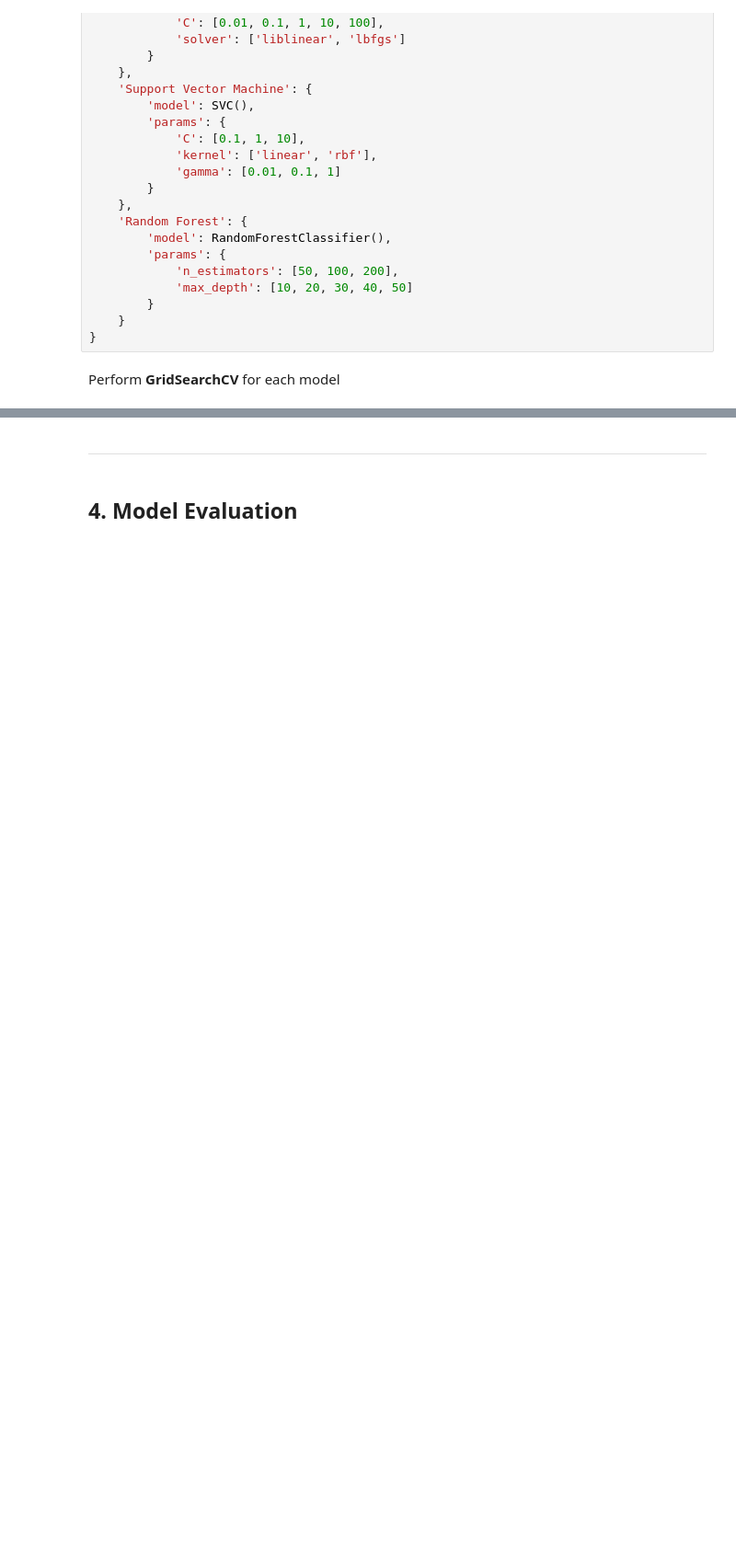
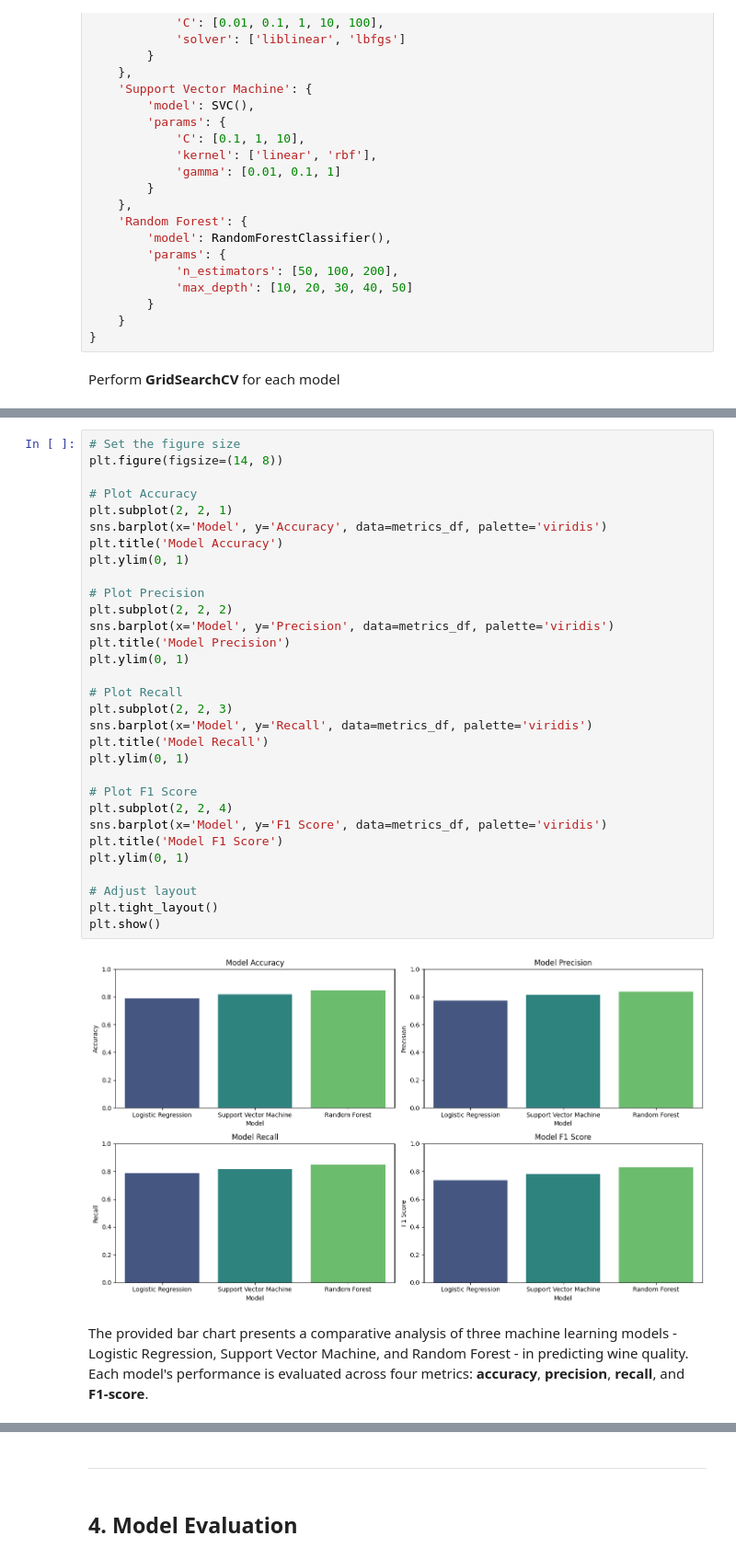
Before and after one commit to 9tomissu/9tomissu, a Jupyter notebook: intro2ds_lab04/HW04.ipynb, the cells around one changed output, grey strips where cells are left out. Shown at 92% size. Saved outputs shown, nothing was run; the diff lists cells and outputs as text; blank space fills up the shorter version.

```diff
--- a/intro2ds_lab04/HW04.ipynb
+++ b/intro2ds_lab04/HW04.ipynb
@@ -297,0 +344,35 @@ weighted avg       0.77      0.79      0.74       975
+# %%
+# Set the figure size
+plt.figure(figsize=(14, 8))
+
+# Plot Accuracy
+plt.subplot(2, 2, 1)
+sns.barplot(x='Model', y='Accuracy', data=metrics_df, palette='viridis')
+plt.title('Model Accuracy')
+plt.ylim(0, 1)
+
+# Plot Precision
+plt.subplot(2, 2, 2)
+sns.barplot(x='Model', y='Precision', data=metrics_df, palette='viridis')
+plt.title('Model Precision')
+plt.ylim(0, 1)
+
+# Plot Recall
+plt.subplot(2, 2, 3)
+sns.barplot(x='Model', y='Recall', data=metrics_df, palette='viridis')
+plt.title('Model Recall')
+plt.ylim(0, 1)
+
+# Plot F1 Score
+plt.subplot(2, 2, 4)
+sns.barplot(x='Model', y='F1 Score', data=metrics_df, palette='viridis')
+plt.title('Model F1 Score')
+plt.ylim(0, 1)
+
+# Adjust layout
+plt.tight_layout()
+plt.show()
+# %% [output]
+[figure, added]
+# %% [markdown]
+The provided bar chart presents a comparative analysis of three machine learning models - Logistic Regression, Support Vector Machine, and Random Forest - in predicting wine quality. Each model's performance is evaluated across four metrics: **accuracy**, **precision**, **recall**, and **F1-score**.
```
Also changed, not shown: parts of 31 cells of this notebook.
